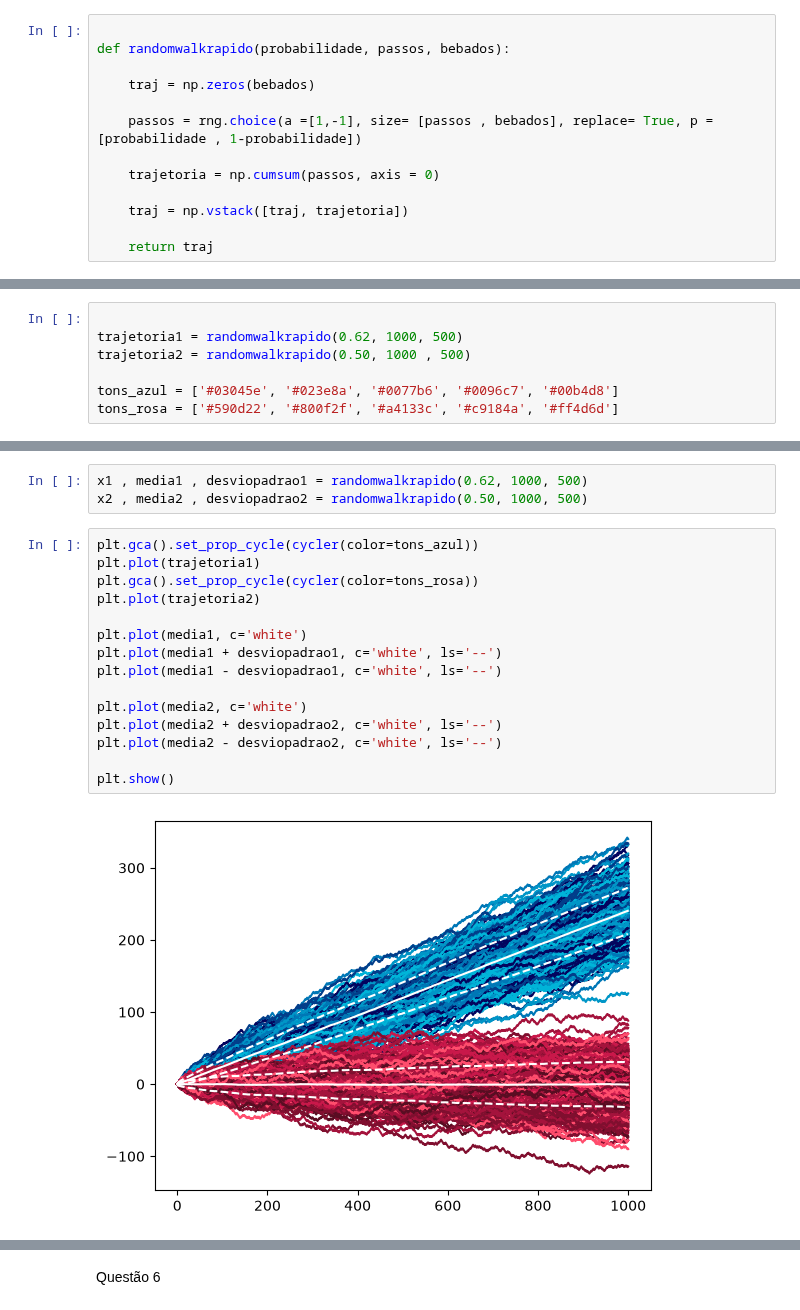
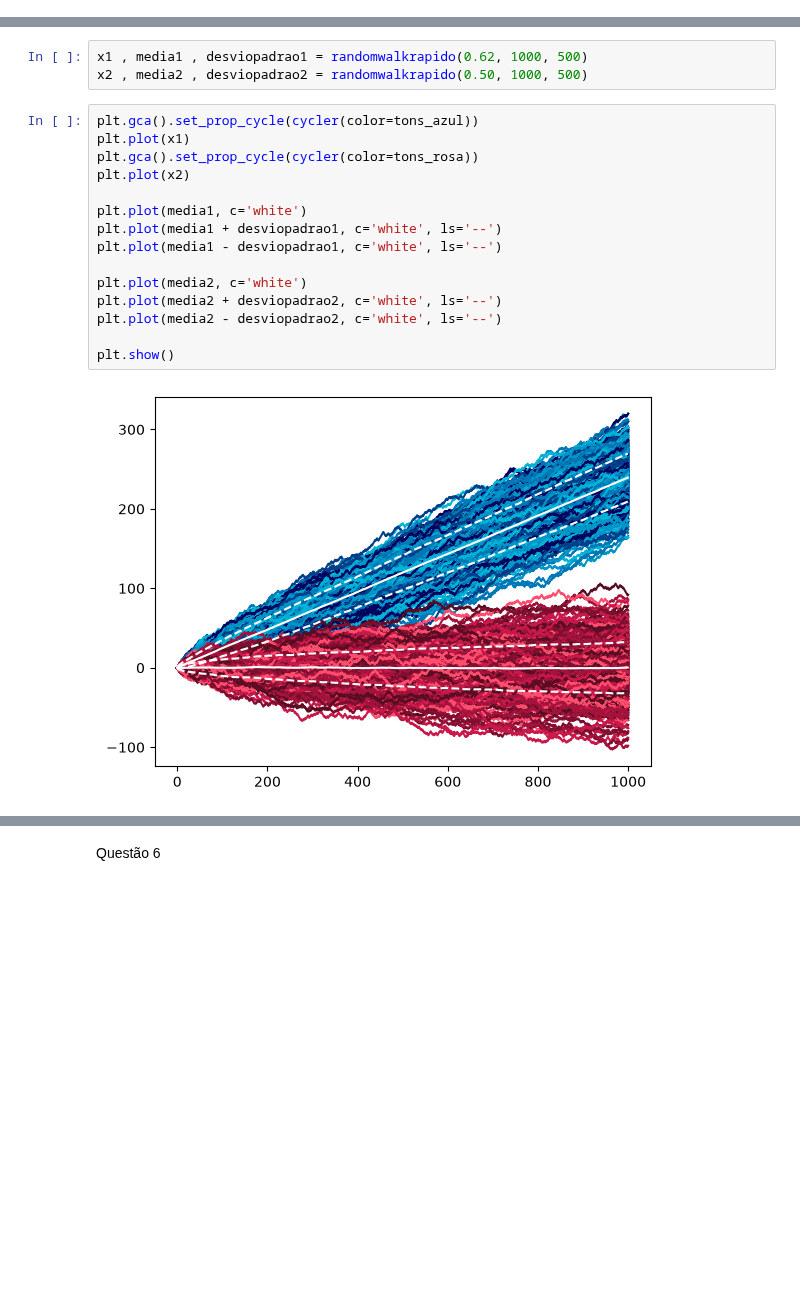
Before and after one commit to HuTiim/Fisica-Computacional-Thiago, a Jupyter notebook: Lista2.ipynb, the cells around one changed output, grey strips where cells are left out. Drawn from its saved outputs; the diff is of its cells as text; blank space fills up the shorter version.

```diff
--- a/Lista2.ipynb
+++ b/Lista2.ipynb
@@ -52,13 +49,0 @@ Questão 3
-# %%
-
-def randomwalkrapido(probabilidade, passos, bebados):
-
-    traj = np.zeros(bebados)
-
-    passos = rng.choice(a =[1,-1], size= [passos , bebados], replace= True, p = [probabilidade , 1-probabilidade])
-
-    trajetoria = np.cumsum(passos, axis = 0)
-
-    traj = np.vstack([traj, trajetoria])
-
-    return traj
@@ -67,7 +49,0 @@ Questão 4
-# %%
-
-trajetoria1 = randomwalkrapido(0.62, 1000, 500)
-trajetoria2 = randomwalkrapido(0.50, 1000 , 500)
-
-tons_azul = ['#03045e', '#023e8a', '#0077b6', '#0096c7', '#00b4d8']
-tons_rosa = ['#590d22', '#800f2f', '#a4133c', '#c9184a', '#ff4d6d']
@@ -103,18 +71,18 @@ x1 , media1 , desviopadrao1 = randomwalkrapido(0.62, 1000, 500)
 x2 , media2 , desviopadrao2 = randomwalkrapido(0.50, 1000, 500)
 # %%
 plt.gca().set_prop_cycle(cycler(color=tons_azul))
-plt.plot(trajetoria1)
+plt.plot(x1)
 plt.gca().set_prop_cycle(cycler(color=tons_rosa))
-plt.plot(trajetoria2)
+plt.plot(x2)
 
 plt.plot(media1, c='white')
 plt.plot(media1 + desviopadrao1, c='white', ls='--')
 plt.plot(media1 - desviopadrao1, c='white', ls='--')
 
 plt.plot(media2, c='white')
 plt.plot(media2 + desviopadrao2, c='white', ls='--')
 plt.plot(media2 - desviopadrao2, c='white', ls='--')
 
 plt.show()
 # %% [output]
-[figure, old version]
+[figure, new version]
```
Also changed, not shown: parts of 11 cells of this notebook.
